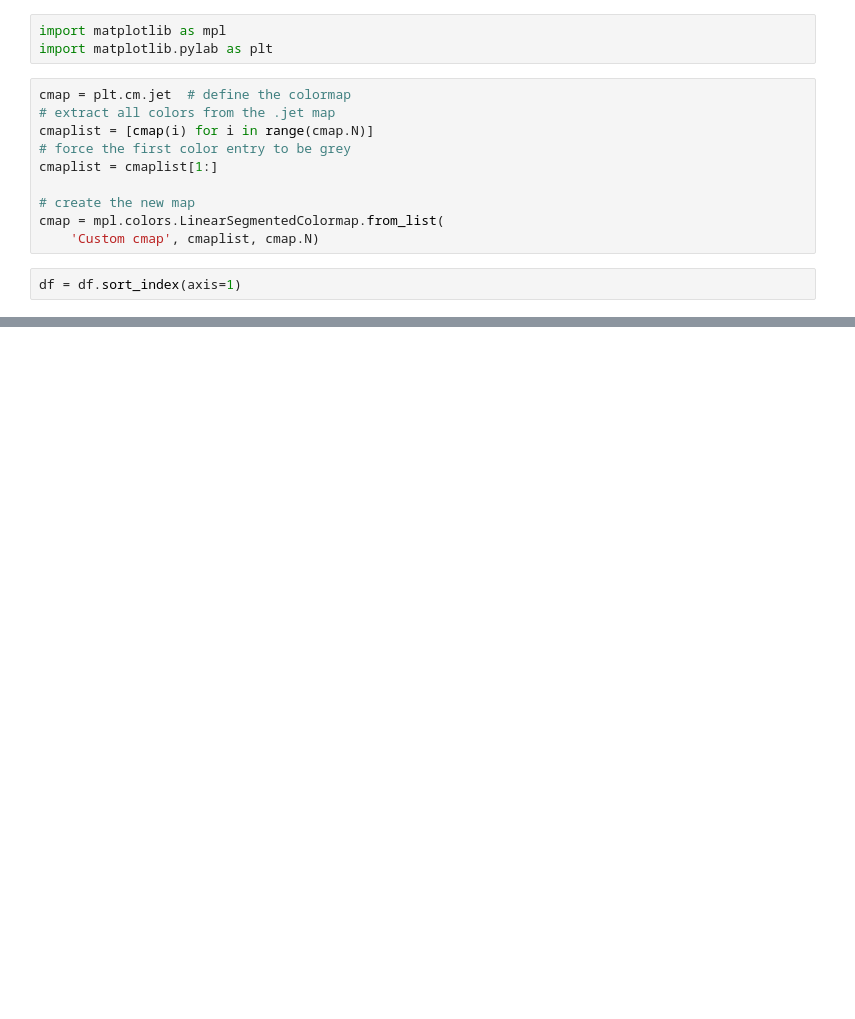
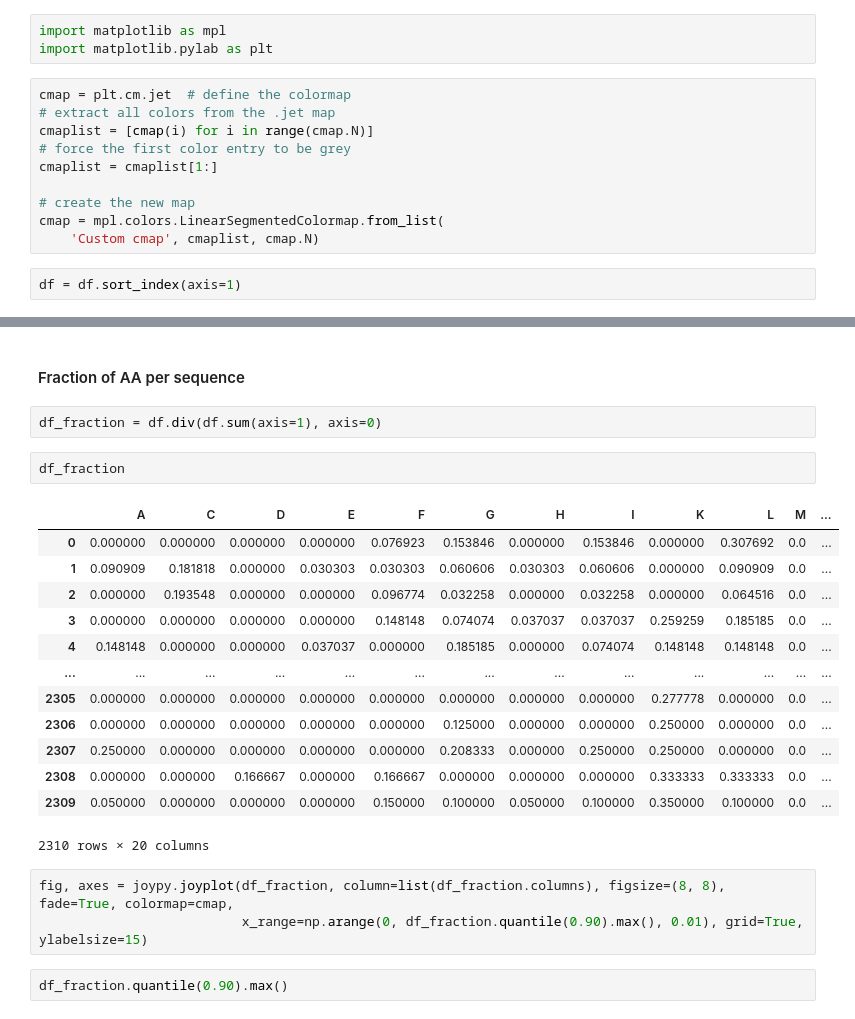
Before and after one commit to thoughtworks/antiviral-peptide-predictions-using-gan, a Jupyter notebook: notebooks/AA_propensity.ipynb, the cells around one changed output, grey strips where cells are left out. Saved outputs shown, nothing was run; the diff lists cells and outputs as text; blank space fills up the shorter version.

```diff
--- a/notebooks/AA_propensity.ipynb
+++ b/notebooks/AA_propensity.ipynb
@@ -90,0 +107,25 @@ fig, axes = joypy.joyplot(df, column=list(df.columns), figsize=(8, 8), fade=True
+# %% [markdown]
+#### Fraction of AA per sequence
+# %%
+df_fraction = df.div(df.sum(axis=1), axis=0)
+# %%
+df_fraction
+# %% [output]
+|  | A | C | D | E | F | G | H | I | K | L | M | ... |
+| 0 | 0.000000 | 0.000000 | 0.000000 | 0.000000 | 0.076923 | 0.153846 | 0.000000 | 0.153846 | 0.000000 | 0.307692 | 0.0 | ... |
+| 1 | 0.090909 | 0.181818 | 0.000000 | 0.030303 | 0.030303 | 0.060606 | 0.030303 | 0.060606 | 0.000000 | 0.090909 | 0.0 | ... |
+| 2 | 0.000000 | 0.193548 | 0.000000 | 0.000000 | 0.096774 | 0.032258 | 0.000000 | 0.032258 | 0.000000 | 0.064516 | 0.0 | ... |
+| 3 | 0.000000 | 0.000000 | 0.000000 | 0.000000 | 0.148148 | 0.074074 | 0.037037 | 0.037037 | 0.259259 | 0.185185 | 0.0 | ... |
+| 4 | 0.148148 | 0.000000 | 0.000000 | 0.037037 | 0.000000 | 0.185185 | 0.000000 | 0.074074 | 0.148148 | 0.148148 | 0.0 | ... |
+| ... | ... | ... | ... | ... | ... | ... | ... | ... | ... | ... | ... | ... |
+| 2305 | 0.000000 | 0.000000 | 0.000000 | 0.000000 | 0.000000 | 0.000000 | 0.000000 | 0.000000 | 0.277778 | 0.000000 | 0.0 | ... |
+| 2306 | 0.000000 | 0.000000 | 0.000000 | 0.000000 | 0.000000 | 0.125000 | 0.000000 | 0.000000 | 0.250000 | 0.000000 | 0.0 | ... |
+| 2307 | 0.250000 | 0.000000 | 0.000000 | 0.000000 | 0.000000 | 0.208333 | 0.000000 | 0.250000 | 0.250000 | 0.000000 | 0.0 | ... |
+| 2308 | 0.000000 | 0.000000 | 0.166667 | 0.000000 | 0.166667 | 0.000000 | 0.000000 | 0.000000 | 0.333333 | 0.333333 | 0.0 | ... |
+| 2309 | 0.050000 | 0.000000 | 0.000000 | 0.000000 | 0.150000 | 0.100000 | 0.050000 | 0.100000 | 0.350000 | 0.100000 | 0.0 | ... |
+2310 rows × 20 columns
+# %%
+fig, axes = joypy.joyplot(df_fraction, column=list(df_fraction.columns), figsize=(8, 8), fade=True, colormap=cmap,
+                          x_range=np.arange(0, df_fraction.quantile(0.90).max(), 0.01), grid=True, ylabelsize=15)
+# %%
+df_fraction.quantile(0.90).max()
```
Also changed, not shown: parts of 8 cells of this notebook, 2 other files.
